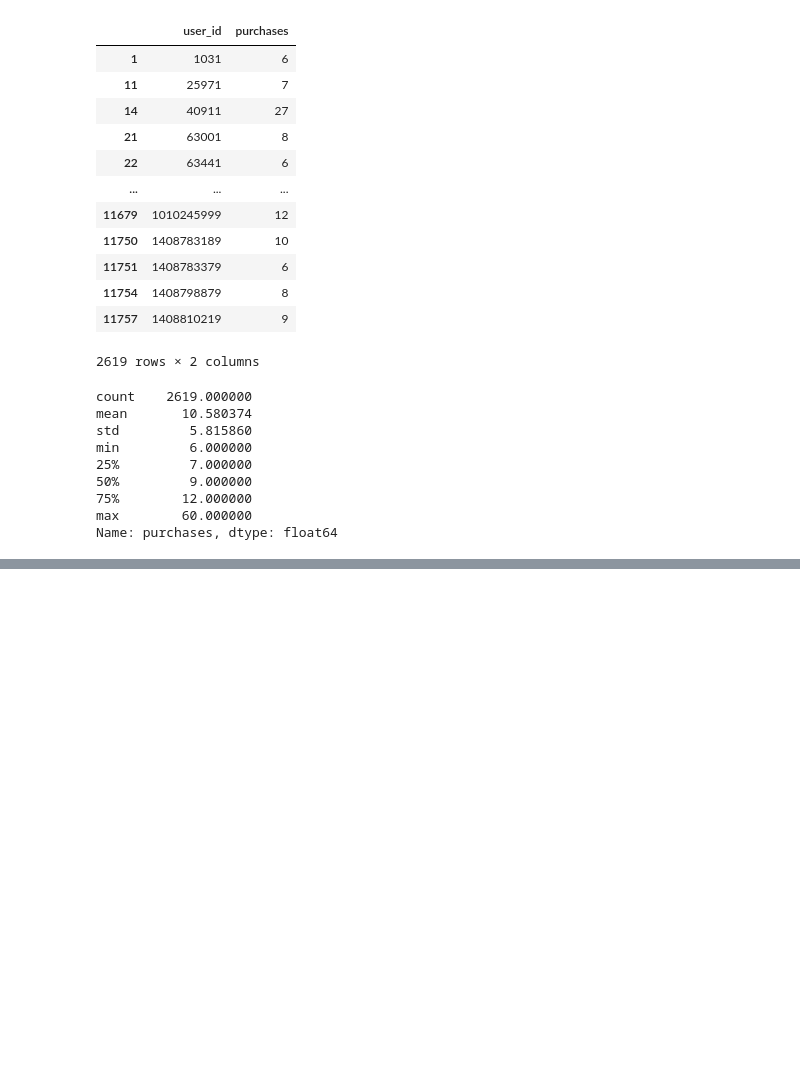
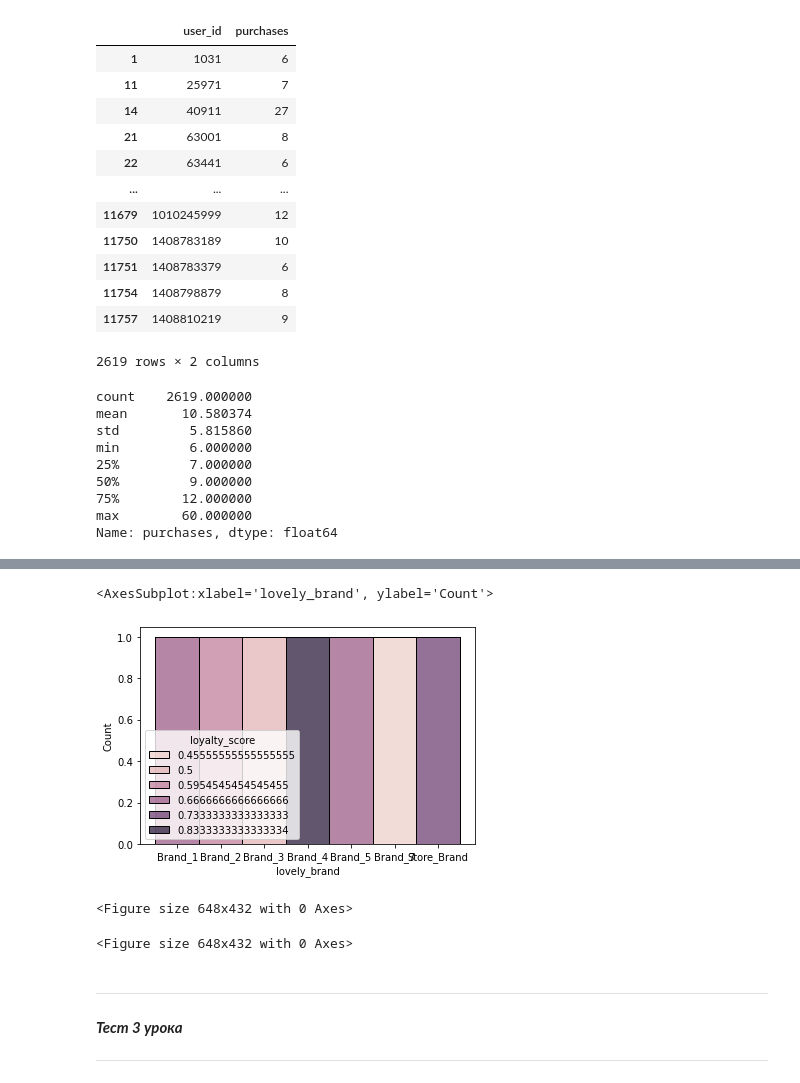
Before and after one commit to MilyaMakarenko/Lecture_notes_on_KarpovCourses, a Jupyter notebook: Lecture_notes_on_KarpovCourses.ipynb, the cells around one changed output, grey strips where cells are left out. Saved outputs shown, nothing was run; the diff lists cells and outputs as text; code cells hidden in the pictures; blank space fills up the shorter version.

```diff
--- a/Lecture_notes_on_KarpovCourses.ipynb
+++ b/Lecture_notes_on_KarpovCourses.ipynb
@@ -1904,0 +2254,16 @@ Name: purchases, dtype: float64
+# %%
+sns.histplot(data=brand_loyalty, x="lovely_brand", hue="loyalty_score", multiple="stack")
+# %% [output]
+<AxesSubplot:xlabel='lovely_brand', ylabel='Count'>
+[figure, added]
+# %%
+plt.figure(figsize=(9, 6))
+#sns.boxplot(data=df, x="favorite_brand", y="favorite_brand_purchases")
+# %% [output]
+<Figure size 648x432 with 0 Axes>
+<Figure size 648x432 with 0 Axes>
+# %% [markdown]
+---
+***Тест 3 урока***
+
+---
```
Also changed, not shown: parts of 92 cells of this notebook.
